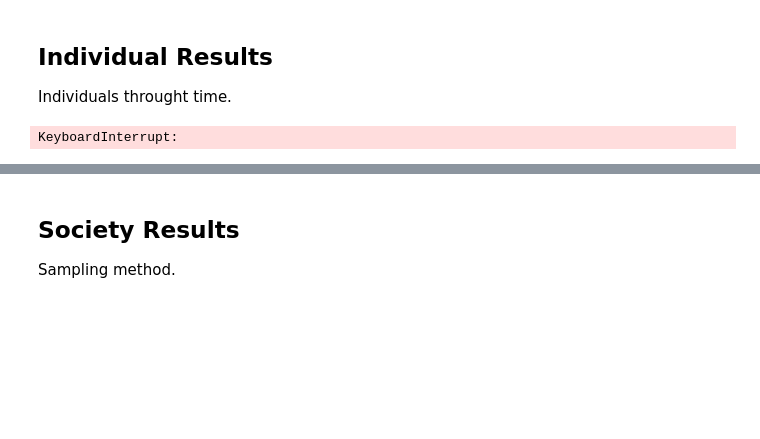
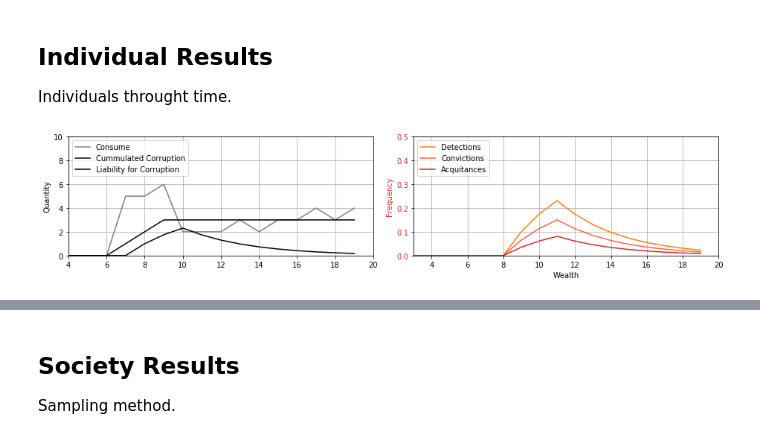
Before and after one commit to caxaxa/Corruption_Game, a Jupyter notebook: Corruption_game_leniency_and_non_trial_resolutions.ipynb, the cells around one changed output, grey strips where cells are left out. Cells and saved outputs as stored; diff of their text form; code cells hidden in the pictures; blank space fills up the shorter version.

```diff
--- a/Corruption_game_leniency_and_non_trial_resolutions.ipynb
+++ b/Corruption_game_leniency_and_non_trial_resolutions.ipynb
@@ -1244,7 +1244,7 @@ c_b = 1 # Cost of Corrutpion for the receiver
 f = 6 # Fine for corruption
 alpha = 0.1 # Probability of detection from authorities
 beta = 0.65 # Probability of judicial conviction
-ir = 0.1 # Interest Rates
+ir = 0.3 # Interest Rates
 delta = 0.25 # Liability Depreciation
 gamma = 0.99 # Time discount
 eta = 0.9 # Risk Aversion
@@ -1257,8 +1257,8 @@ p = 0.9
 
 #increasing problems dimension
 
-W_bar = 60
-L_bar = 5
+W_bar = 20
+L_bar = 3
 W_space = np.arange(0,W_bar+1)
 L_space = np.arange(0,L_bar+1)
 w_space =  np.arange(0,W_bar+1)
@@ -1342,19 +1341,6 @@ Individuals throught time.
 # %%
 sigma_payer = sigma_3
 sigma_receiver = sigma_2
-# %%
-start_time = datetime.now()
-
-matrices_1 = Matrices_Maker()
-ddp = qe.markov.DiscreteDP(matrices_1.Ri, matrices_1.Omega, gamma, matrices_1.X_indices, matrices_1.D_indices)
-results = ddp.solve(method='policy_iteration')
-path_X = get_X_path(20,matrices_1.X_unique, matrices_1.D_unique)
-print(player)
-print(path_X)
-path_D = get_D_path(path_X,results.sigma, matrices_1.X_unique ,matrices_1.D_unique)
-print(path_D)
-# %% [output]
-KeyboardInterrupt:
 # %%
 W = W_space
 corr = 0
@@ -1398,4 +1384,39 @@ def get_plot_vec(W_bar , X_unique , D_unique, sigma):
     return vec
 # %%
 vec_1 = get_plot_vec(W_bar , matrices_1.X_unique , matrices_1.D_unique, results.sigma)
+# %%
+# Create some mock data
+W = vec_1[:,0]
+data1 = vec_1[:,3]
+data2 = vec_1[:,7]
+
+fig, ax = plt.subplots(1,2,figsize = (13,3))
+
+ax[1].grid(True)
+ax[1].set_xlabel('Wealth')
+ax[1].set_ylabel('Frequency', color='tab:red')
+ax[1].plot(W, data1,label = 'Detections', color='tab:orange')
+ax[1].plot(W, vec_1[:,4], label = 'Convictions' ,color='tomato')
+ax[1].plot(W, vec_1[:,5], label = 'Acquitances' , color='tab:red')
+ax[1].tick_params(axis='y', labelcolor='tab:red')
+ax[1].set_ylim(0, 0.5)
+ax[1].set_xlim(3, W_bar)
+
+
+ax[0].grid(True)
+ax[0].set_ylabel('Quantity', color= 'black')  # we already handled the x-label with ax1
+ax[0].plot(W, data2, label = 'Consume', color='grey')
+ax[0].plot(W, vec_1[:,8], label = 'Cummulated Corruption', color='black')
+ax[0].plot(W, vec_1[:,2], label = 'Liability for Corruption', color='black')
+ax[0].tick_params(axis='y', labelcolor='black')
+ax[0].set_ylim(0, W_bar -10)
+ax[0].set_xlim(4, W_bar)
+
+
+ax[0].legend(loc = 'upper left')
+ax[1].legend(loc = 'upper left')
+fig.tight_layout()  # otherwise the right y-label is slightly clipped
+plt.show()
+# %% [output]
+[figure, added]
 # %%
```
Also changed, not shown: parts of 3 cells of this notebook, 1 other file.
